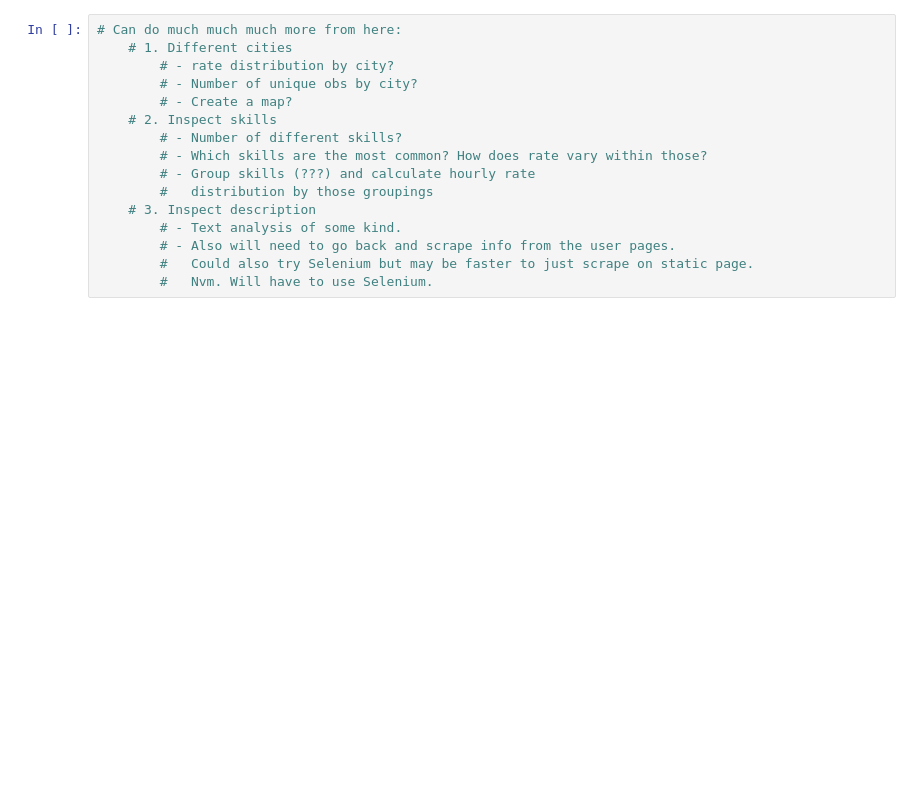
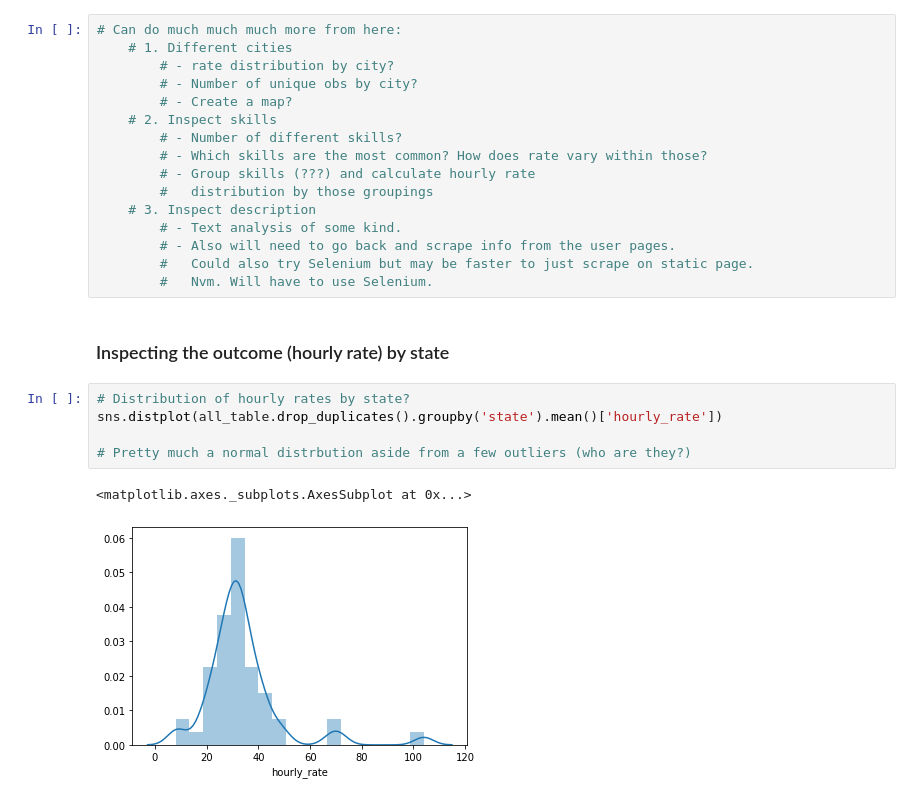
Before and after one commit to lmgibson/MyRate, a Jupyter notebook: notebooks/myrate_eda.ipynb, the cells around one changed output. Drawn from its saved outputs; the diff is of its cells as text; blank space fills up the shorter version.

```diff
--- a/notebooks/myrate_eda.ipynb
+++ b/notebooks/myrate_eda.ipynb
@@ -128,3 +99,13 @@ print(fl_table.shape)
         # - Also will need to go back and scrape info from the user pages.
         #   Could also try Selenium but may be faster to just scrape on static page.
         #   Nvm. Will have to use Selenium.
+# %% [markdown]
+### Inspecting the outcome (hourly rate) by state
+# %%
+# Distribution of hourly rates by state?
+sns.distplot(all_table.drop_duplicates().groupby('state').mean()['hourly_rate'])
+
+# Pretty much a normal distrbution aside from a few outliers (who are they?)
+# %% [output]
+<matplotlib.axes._subplots.AxesSubplot at 0x...>
+[figure, added]
```
Also changed, not shown: parts of 18 cells of this notebook.
